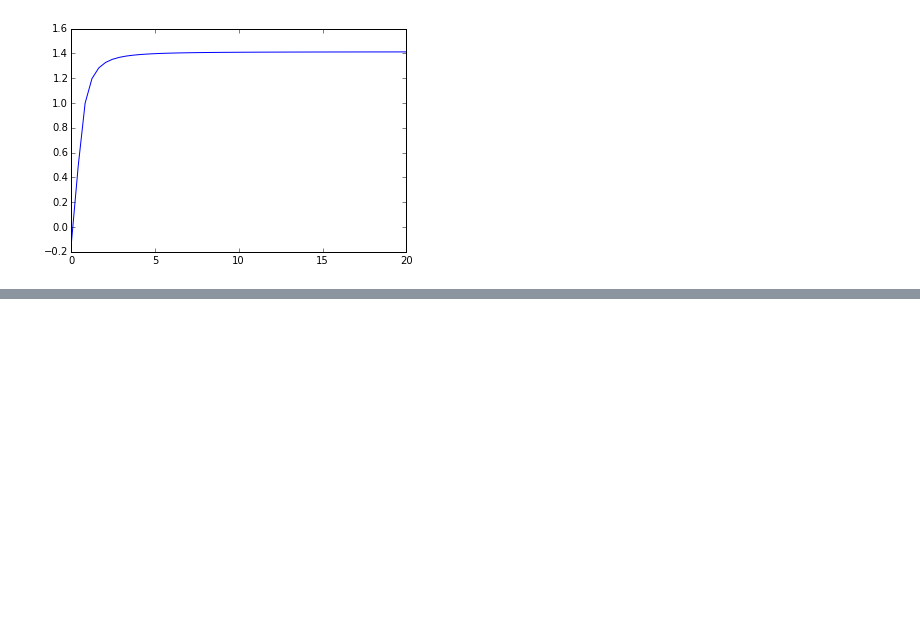
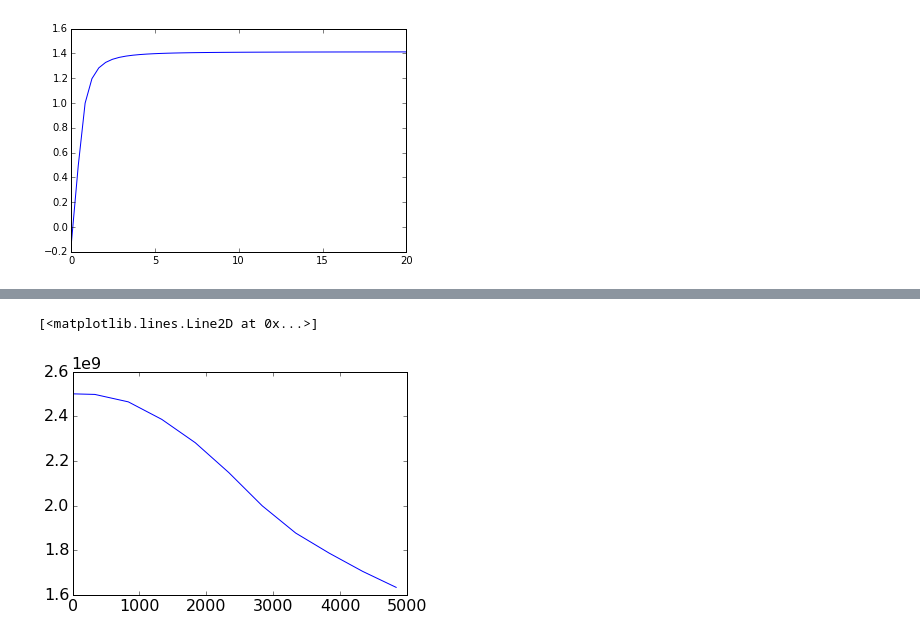
Before and after one commit to jedman/dedalus-leakylid, a Jupyter notebook: tau-comparison.ipynb, the cells around one changed output, grey strips where cells are left out. Drawn from its saved outputs; the diff is of its cells as text; code cells hidden in the pictures; blank space fills up the shorter version.

```diff
--- a/tau-comparison.ipynb
+++ b/tau-comparison.ipynb
@@ -32,0 +72,5 @@ plt.plot(m, tau_exact(m)/tau_off(m))
+# %%
+plt.plot(dims['t'], vars['tropenergy'][:,0,0])
+# %% [output]
+[<matplotlib.lines.Line2D at 0x...>]
+[figure, added]
```
Also changed, not shown: parts of 10 cells of this notebook, 3 other files.
